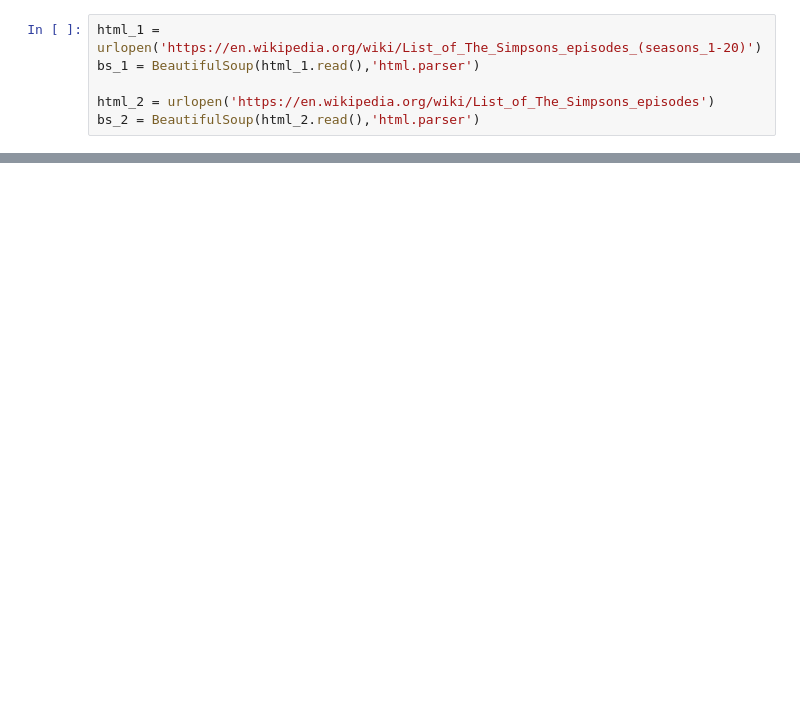
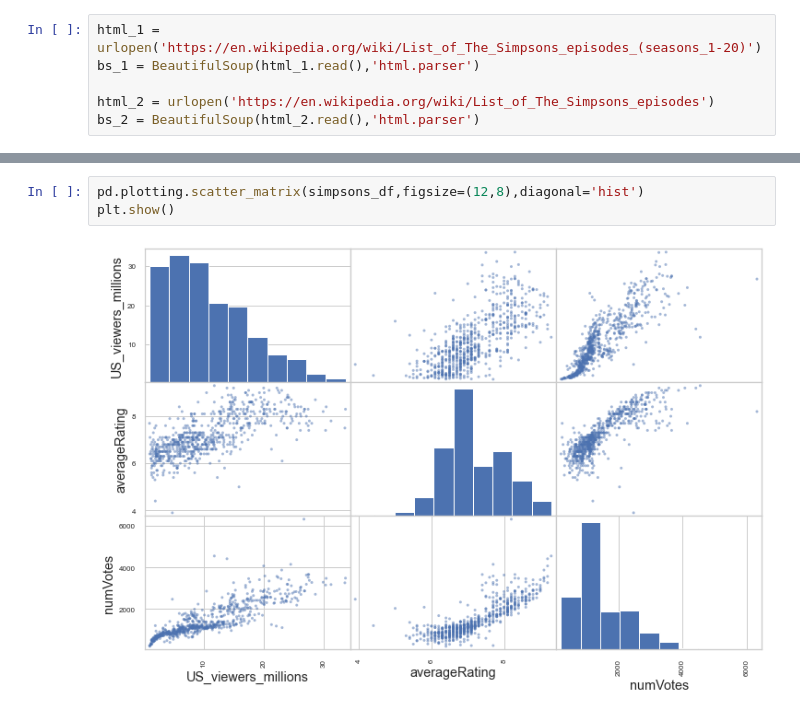
Before and after one commit to juan-td/web-scraping-misc, a Jupyter notebook: simpsons_web_scraping.ipynb, the cells around one changed output, grey strips where cells are left out. Saved outputs shown, nothing was run; the diff lists cells and outputs as text; blank space fills up the shorter version.

```diff
--- a/simpsons_web_scraping.ipynb
+++ b/simpsons_web_scraping.ipynb
@@ -47,0 +101,5 @@ episodes_df[episodes_df.index+1 != episodes_df['No.overall']]
+# %%
+pd.plotting.scatter_matrix(simpsons_df,figsize=(12,8),diagonal='hist')
+plt.show()
+# %% [output]
+[figure, added]
```
Also changed, not shown: parts of 20 cells of this notebook, 1 other file.
